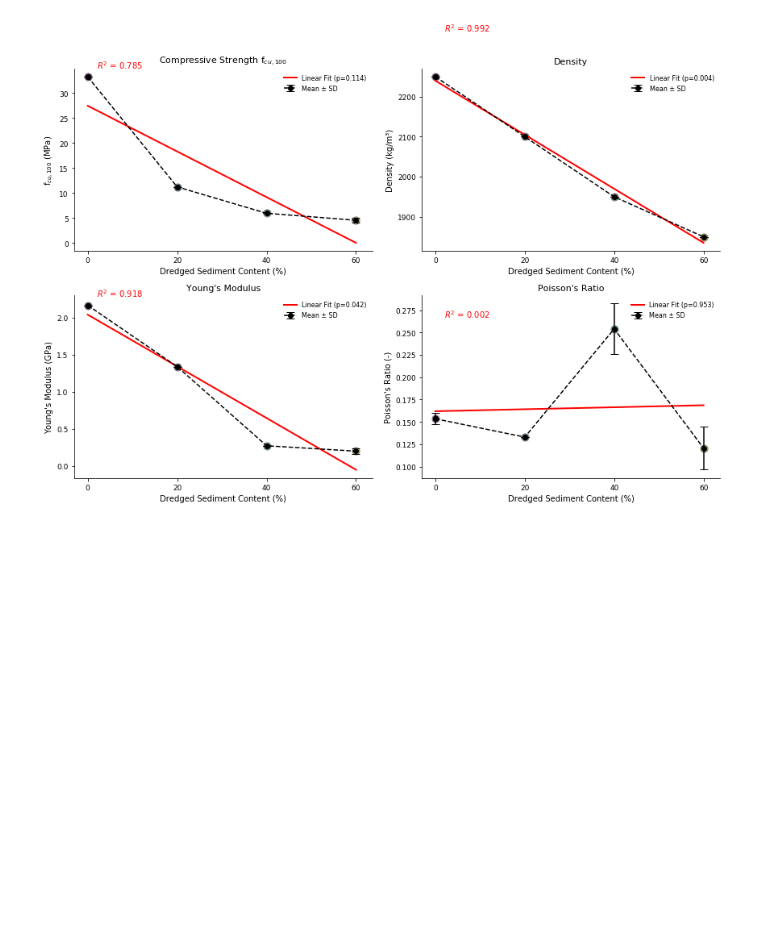
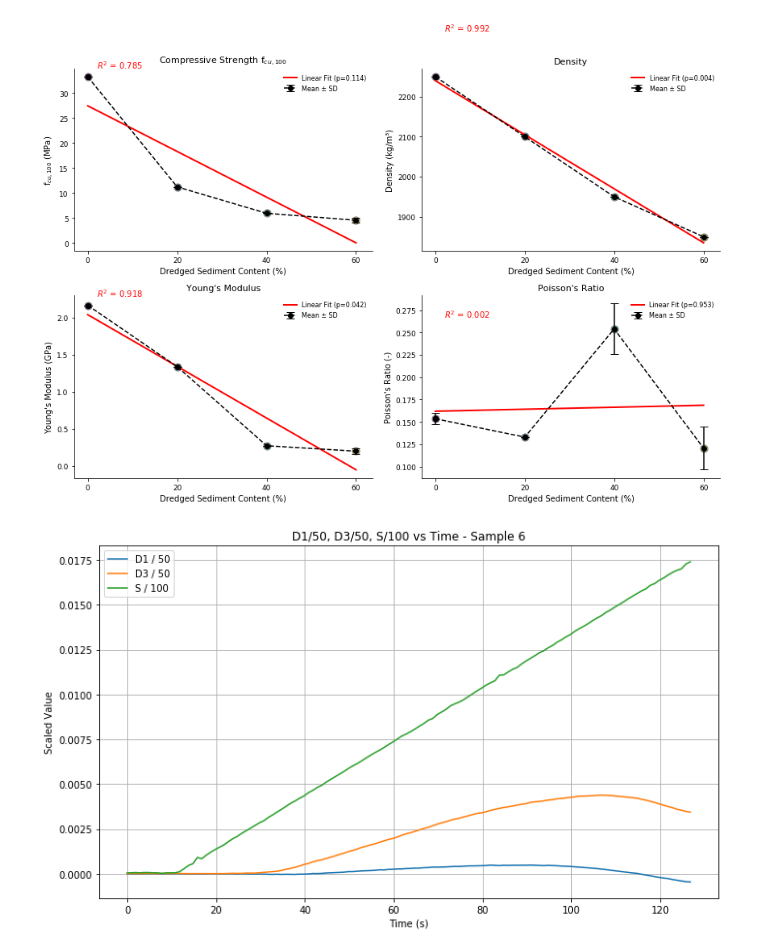
Before and after one commit to ThomasPennockTU/Thesis_Repository, a Jupyter notebook: workfolder/Material strength tests/material_strength_test.ipynb, the cells around one changed output. Cells and saved outputs as stored; diff of their text form; code cells hidden in the pictures; blank space fills up the shorter version.

```diff
--- a/workfolder/Material strength tests/material_strength_test.ipynb
+++ b/workfolder/Material strength tests/material_strength_test.ipynb
@@ -2025,3 +2028,100 @@ plt.tight_layout()
 plt.show()
 # %% [output]
 [figure]
+# %%
+import pandas as pd
+import matplotlib.pyplot as plt
+
+# --------------------------
+# Load CSV #6
+# --------------------------
+
+file_path_6 = "Thomas-1_20250624-006.csv"
+df6 = pd.read_csv(file_path_6, sep=';', header=0, skiprows=[0, 2], engine='python')
+df6.columns = df6.columns.str.strip()
+
+# Convert relevant columns to numeric
+cols_to_numeric = ['Time', 'D1', 'D3', 'S']
+for col in cols_to_numeric:
+    if col in df6.columns:
+        df6[col] = pd.to_numeric(df6[col], errors='coerce')
+
+# Drop rows with NaN in Time
+df6 = df6.dropna(subset=['Time'])
+
+# Scale signals
+if 'D1' in df6.columns:
+    df6['D1_scaled'] = df6['D1'] / 50
+if 'D3' in df6.columns:
+    df6['D3_scaled'] = df6['D3'] / 50
+if 'S' in df6.columns:
+    df6['S_scaled'] = df6['S'] / 100
+
+# Geometry input for sample 6
+width_mm6 = 101.60
+depth_mm6 = 100.63
+A6 = (width_mm6 * depth_mm6) / 1e6  # m²
+L0_6 = 102.16 / 1000               # m
+
+
+# --------------------------
+# Load CSV #5
+# --------------------------
+
+file_path_5 = "Thomas-1_20250624-005.csv"
+df5 = pd.read_csv(file_path_5, sep=';', header=0, skiprows=[0, 2], engine='python')
+df5.columns = df5.columns.str.strip()
+
+# Convert relevant columns to numeric
+for col in cols_to_numeric:
+    if col in df5.columns:
+        df5[col] = pd.to_numeric(df5[col], errors='coerce')
+
+# Drop rows with NaN in Time
+df5 = df5.dropna(subset=['Time'])
+
+# Scale signals
+if 'D1' in df5.columns:
+    df5['D1_scaled'] = df5['D1'] / 50
+if 'D3' in df5.columns:
+    df5['D3_scaled'] = df5['D3'] / 50
+if 'S' in df5.columns:
+    df5['S_scaled'] = df5['S'] / 100
+
+# Geometry input for sample 5
+width_mm5 = 101.60
+depth_mm5 = 100.63
+A5 = (width_mm5 * depth_mm5) / 1e6  # m²
+L0_5 = 102.39 / 1000               # m
+
+
+# --------------------------
+# Plotting Function
+# --------------------------
+
+def plot_signals(df, sample_name):
+    plt.figure(figsize=(10,6))
+
+    if 'D1_scaled' in df.columns:
+        plt.plot(df['Time'], df['D1_scaled'], label='D1 / 50')
+    if 'D3_scaled' in df.columns:
+        plt.plot(df['Time'], df['D3_scaled'], label='D3 / 50')
+    if 'S_scaled' in df.columns:
+        plt.plot(df['Time'], df['S_scaled'], label='S / 100')
+
+    plt.xlabel('Time (s)')
+    plt.ylabel('Scaled Value')
+    plt.title(f'D1/50, D3/50, S/100 vs Time - Sample {sample_name}')
+    plt.legend()
+    plt.grid(True)
+    plt.tight_layout()
+    plt.show()
+
+# --------------------------
+# Plot each sample
+# --------------------------
+
+plot_signals(df6, sample_name=6)
+plot_signals(df5, sample_name=5)
+# %% [output]
+[figure, added]
```
Also changed, not shown: parts of 6 cells of this notebook, 12 other files.
